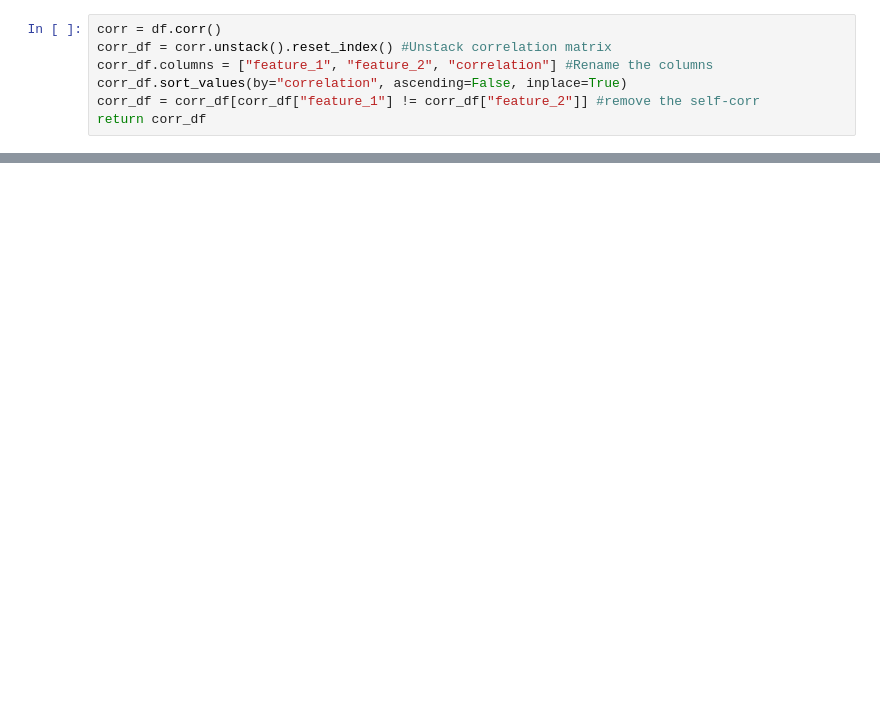
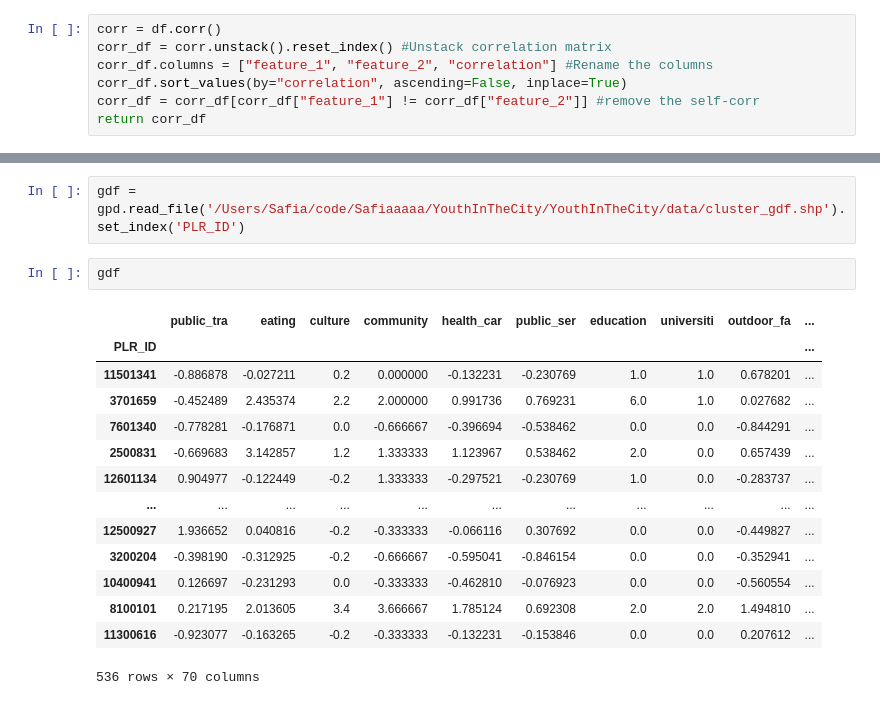
Before and after one commit to Safiaaaaa/YouthInTheCity, a Jupyter notebook: notebooks/safia_preprocessing_social_demo_data.ipynb, the cells around one changed output, grey strips where cells are left out. Saved outputs shown, nothing was run; the diff lists cells and outputs as text; blank space fills up the shorter version.

```diff
--- a/notebooks/safia_preprocessing_social_demo_data.ipynb
+++ b/notebooks/safia_preprocessing_social_demo_data.ipynb
@@ -224,0 +299,19 @@ return corr_df
+# %%
+gdf = gpd.read_file('/Users/Safia/code/Safiaaaaa/YouthInTheCity/YouthInTheCity/data/cluster_gdf.shp').set_index('PLR_ID')
+# %%
+gdf
+# %% [output]
+|  | public_tra | eating | culture | community | health_car | public_ser | education | universiti | outdoor_fa | ... |
+| PLR_ID |  |  |  |  |  |  |  |  |  | ... |
+| 11501341 | -0.886878 | -0.027211 | 0.2 | 0.000000 | -0.132231 | -0.230769 | 1.0 | 1.0 | 0.678201 | ... |
+| 3701659 | -0.452489 | 2.435374 | 2.2 | 2.000000 | 0.991736 | 0.769231 | 6.0 | 1.0 | 0.027682 | ... |
+| 7601340 | -0.778281 | -0.176871 | 0.0 | -0.666667 | -0.396694 | -0.538462 | 0.0 | 0.0 | -0.844291 | ... |
+| 2500831 | -0.669683 | 3.142857 | 1.2 | 1.333333 | 1.123967 | 0.538462 | 2.0 | 0.0 | 0.657439 | ... |
+| 12601134 | 0.904977 | -0.122449 | -0.2 | 1.333333 | -0.297521 | -0.230769 | 1.0 | 0.0 | -0.283737 | ... |
+| ... | ... | ... | ... | ... | ... | ... | ... | ... | ... | ... |
+| 12500927 | 1.936652 | 0.040816 | -0.2 | -0.333333 | -0.066116 | 0.307692 | 0.0 | 0.0 | -0.449827 | ... |
+| 3200204 | -0.398190 | -0.312925 | -0.2 | -0.666667 | -0.595041 | -0.846154 | 0.0 | 0.0 | -0.352941 | ... |
+| 10400941 | 0.126697 | -0.231293 | 0.0 | -0.333333 | -0.462810 | -0.076923 | 0.0 | 0.0 | -0.560554 | ... |
+| 8100101 | 0.217195 | 2.013605 | 3.4 | 3.666667 | 1.785124 | 0.692308 | 2.0 | 2.0 | 1.494810 | ... |
+| 11300616 | -0.923077 | -0.163265 | -0.2 | -0.333333 | -0.132231 | -0.153846 | 0.0 | 0.0 | 0.207612 | ... |
+536 rows × 70 columns
```
Also changed, not shown: parts of 19 cells of this notebook, 6 other files.
